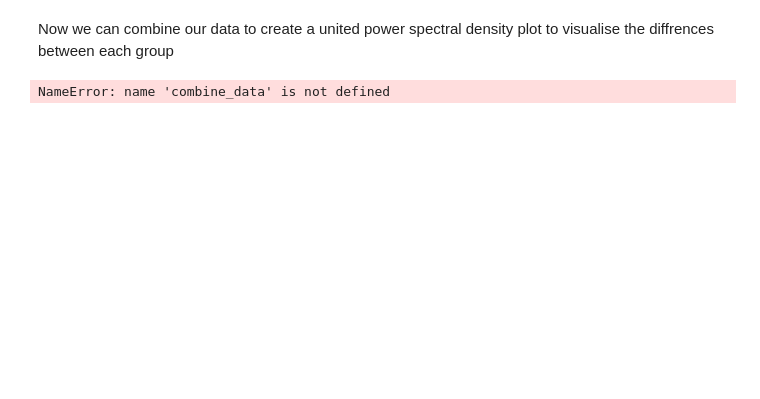
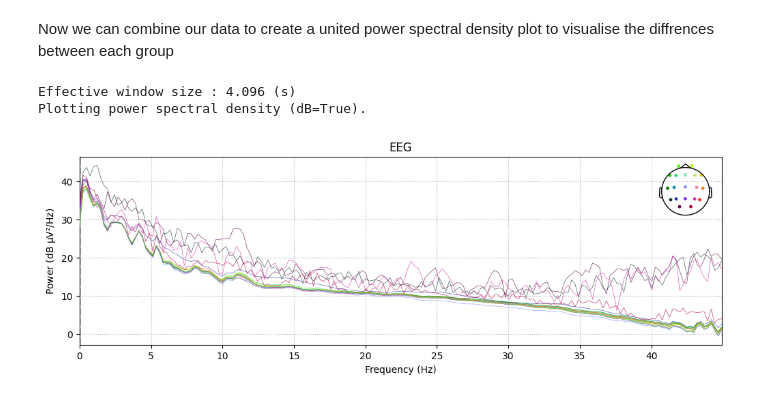
Before and after one commit to noamhed/Resting-state-EEG-project, a Jupyter notebook: src/main.ipynb, the cells around one changed output. Saved outputs shown, nothing was run; the diff lists cells and outputs as text; code cells hidden in the pictures; blank space fills up the shorter version.

```diff
--- a/src/main.ipynb
+++ b/src/main.ipynb
@@ -195,8 +113,12 @@ Fitting ICA took 2.1s.
 # %% [markdown]
 Now we can combine our data to create a united power spectral density plot to visualise the diffrences between each group
 # %%
-combined_alz = combine_data("src/data/alzhimer/clean")
-combined_con = combine_data("src/data/control/clean")
-combined_ft = combine_data("src/data/frontotemporal/clean")
+combined_alz = combine_data("/Users/noam/Documents/myProjects/Resting-state-EEG-project/src/data/alzhimer/clean")
+combined_con = combine_data("/Users/noam/Documents/myProjects/Resting-state-EEG-project/src/data/control/clean")
+combined_ft = combine_data("/Users/noam/Documents/myProjects/Resting-state-EEG-project/src/data/frontotemporal/clean")
-# %% [output]
-NameError: name 'combine_data' is not defined
+# %%
+compute_psd(combined_alz) #Alzhimer
+# %% [output]
+Effective window size : 4.096 (s)
+Plotting power spectral density (dB=True).
+[figure, added]
```
Also changed, not shown: parts of 10 cells of this notebook.
